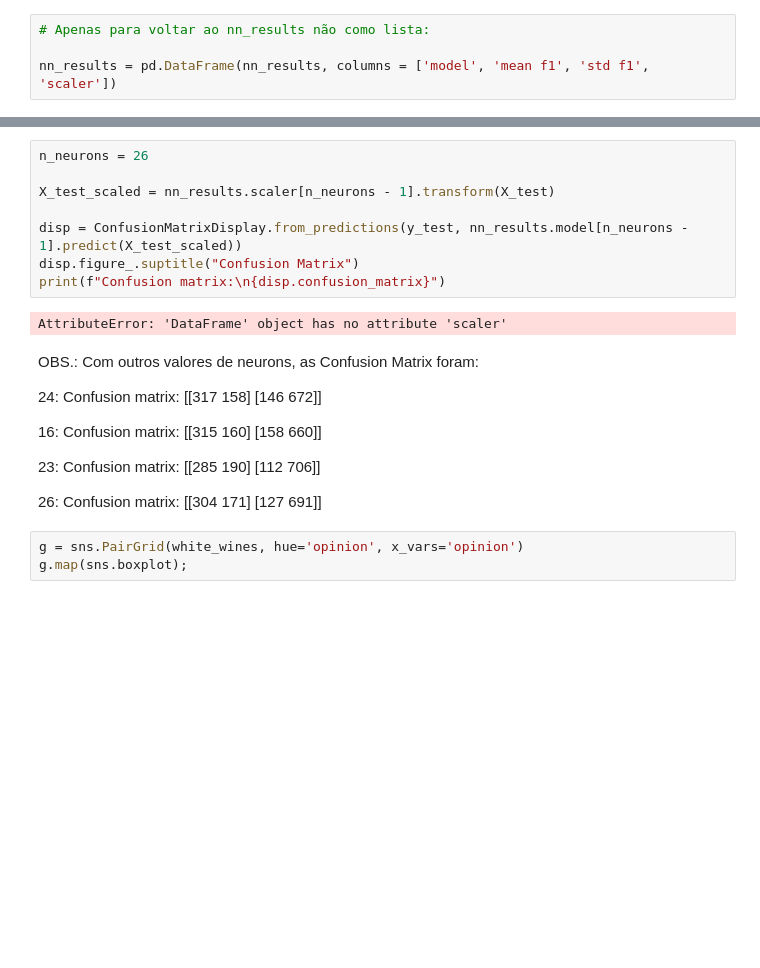
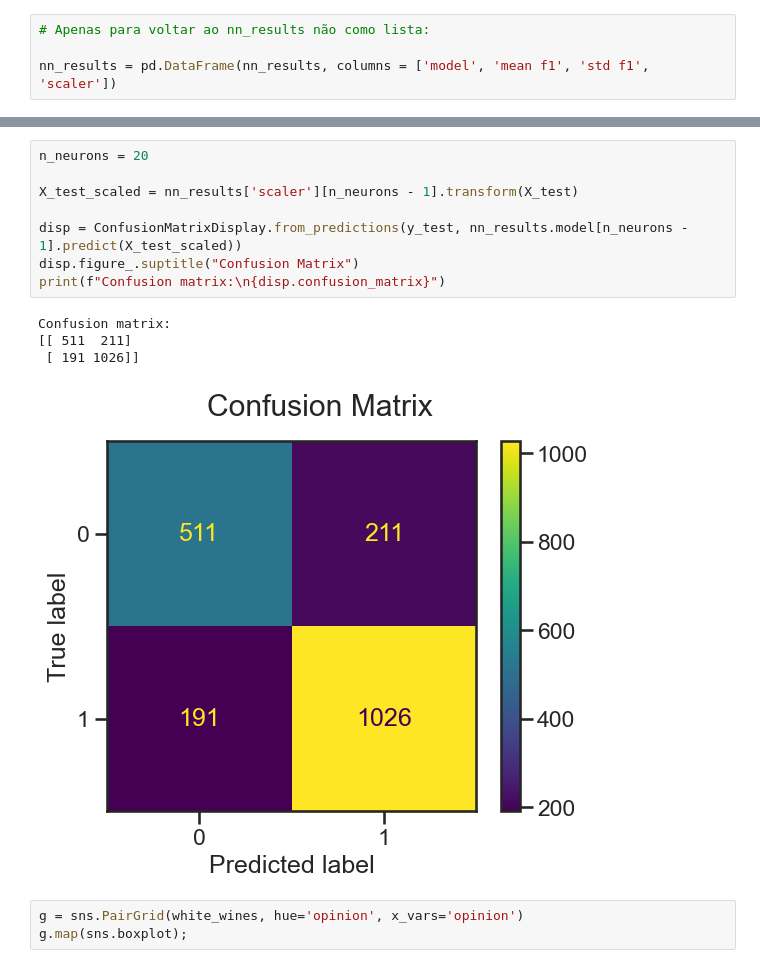
Before and after one commit to FabioRochaPoeta/redesneurais, a Jupyter notebook: FabioRocha_RedesNeurais.ipynb, the cells around one changed output, grey strips where cells are left out. Drawn from its saved outputs; the diff is of its cells as text; blank space fills up the shorter version.

```diff
--- a/FabioRocha_RedesNeurais.ipynb
+++ b/FabioRocha_RedesNeurais.ipynb
@@ -478,35 +483,16 @@ TypeError: list indices must be integers or slices, not str
 # %%
-n_neurons = 26
+n_neurons = 20
 
-X_test_scaled = nn_results.scaler[n_neurons - 1].transform(X_test)
+X_test_scaled = nn_results['scaler'][n_neurons - 1].transform(X_test)
 
 disp = ConfusionMatrixDisplay.from_predictions(y_test, nn_results.model[n_neurons - 1].predict(X_test_scaled))
 disp.figure_.suptitle("Confusion Matrix")
 print(f"Confusion matrix:\n{disp.confusion_matrix}")
 # %% [output]
-AttributeError: 'DataFrame' object has no attribute 'scaler'
+Confusion matrix:
+[[ 511  211]
+ [ 191 1026]]
+[figure, added]
-# %% [markdown]
-OBS.: Com outros valores de neurons, as Confusion Matrix foram:
-
-24:
-Confusion matrix:
-[[317 158]
- [146 672]]
-
-16:
-Confusion matrix:
-[[315 160]
- [158 660]]
-
-23:
-Confusion matrix:
-[[285 190]
- [112 706]]
-
-26:
-Confusion matrix:
-[[304 171]
-[127 691]]
 # %%
 g = sns.PairGrid(white_wines, hue='opinion', x_vars='opinion')
 g.map(sns.boxplot);
```
Also changed, not shown: parts of 4 cells of this notebook.
